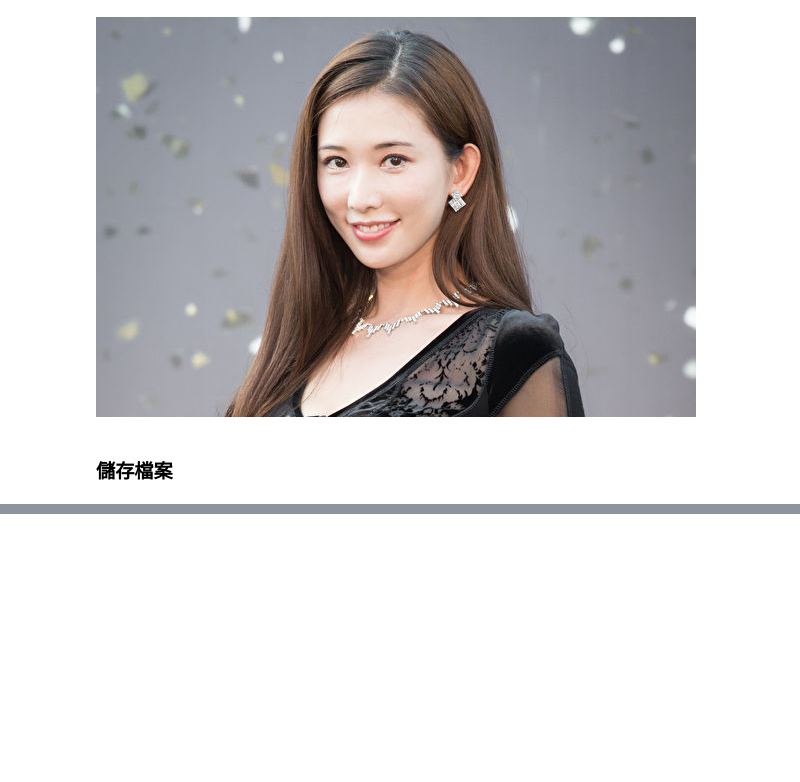
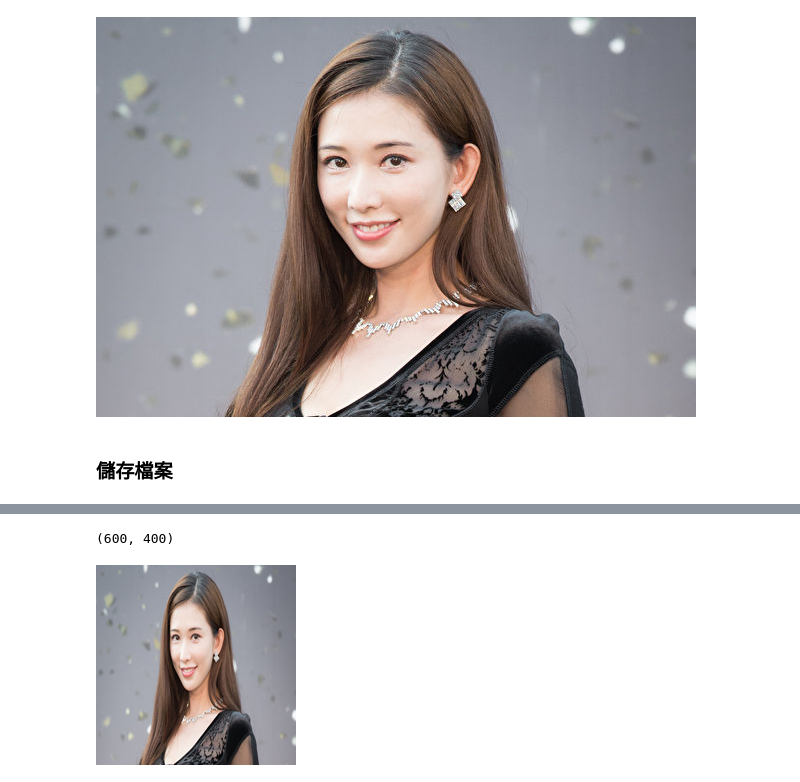
Before and after one commit to AlvisSu/20250312-, a Jupyter notebook: 20250402筆記.ipynb, the cells around one changed output, grey strips where cells are left out. Cells and saved outputs as stored; diff of their text form; code cells hidden in the pictures; blank space fills up the shorter version.

```diff
--- a/20250402筆記.ipynb
+++ b/20250402筆記.ipynb
@@ -294,0 +302,8 @@ img.convert("L").save("lin_gray.jpg")
+# %%
+img.size
+# %% [output]
+(600, 400)
+# %%
+img.resize((200, 200))
+# %% [output]
+[figure, added]
```
Also changed, not shown: parts of 17 cells of this notebook.
